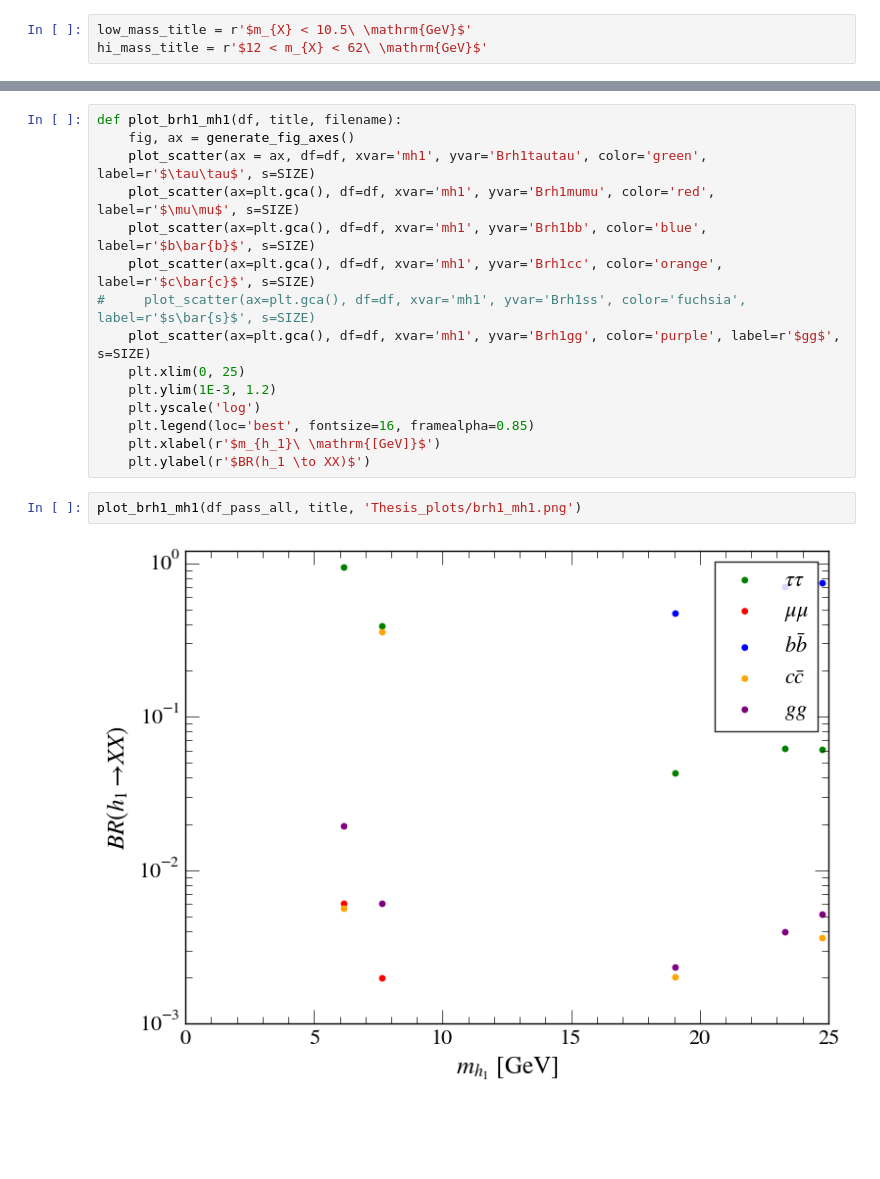
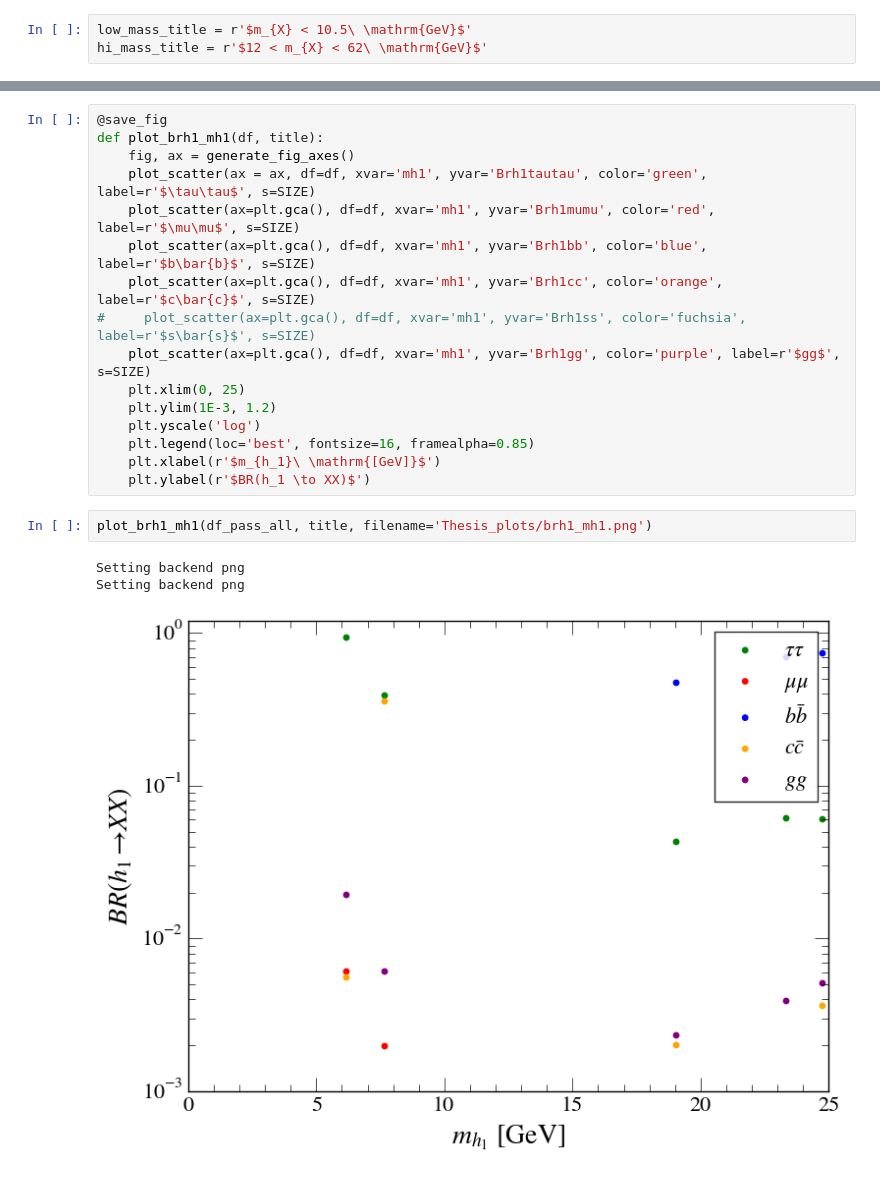
Before and after one commit to raggleton/NMSSM-Scan, a Jupyter notebook: iPython/Thesis Plots.ipynb, the cells around one changed output, grey strips where cells are left out. Saved outputs shown, nothing was run; the diff lists cells and outputs as text; blank space fills up the shorter version.

Commit message:
Move to using decorator to save figures from plot funds

```diff
--- a/iPython/Thesis Plots.ipynb
+++ b/iPython/Thesis Plots.ipynb
@@ -573,6 +594,7 @@ plot_bra1_ma1(df_pass_all[~df_pass_all.constraints.str.contains('chi2')], title,
 [figure]
 # %%
-def plot_brh1_mh1(df, title, filename):
+@save_fig
+def plot_brh1_mh1(df, title):
     fig, ax = generate_fig_axes()
     plot_scatter(ax = ax, df=df, xvar='mh1', yvar='Brh1tautau', color='green', label=r'$\tau\tau$', s=SIZE)
     plot_scatter(ax=plt.gca(), df=df, xvar='mh1', yvar='Brh1mumu', color='red', label=r'$\mu\mu$', s=SIZE)
@@ -587,6 +609,8 @@ def plot_brh1_mh1(df, title, filename):
     plt.xlabel(r'$m_{h_1}\ \mathrm{[GeV]}$')
     plt.ylabel(r'$BR(h_1 \to XX)$')
 # %%
-plot_brh1_mh1(df_pass_all, title, 'Thesis_plots/brh1_mh1.png')
+plot_brh1_mh1(df_pass_all, title, filename='Thesis_plots/brh1_mh1.png')
 # %% [output]
+Setting backend png
+Setting backend png
-[figure, old version]
+[figure, new version]
```
Also changed, not shown: parts of 44 cells of this notebook.
